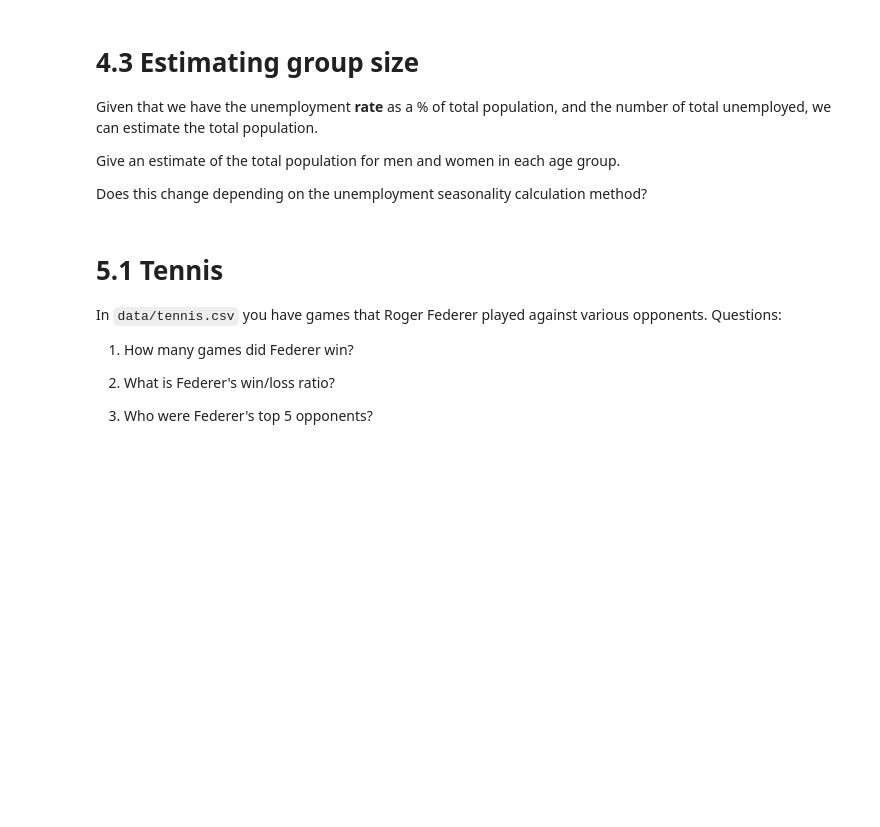
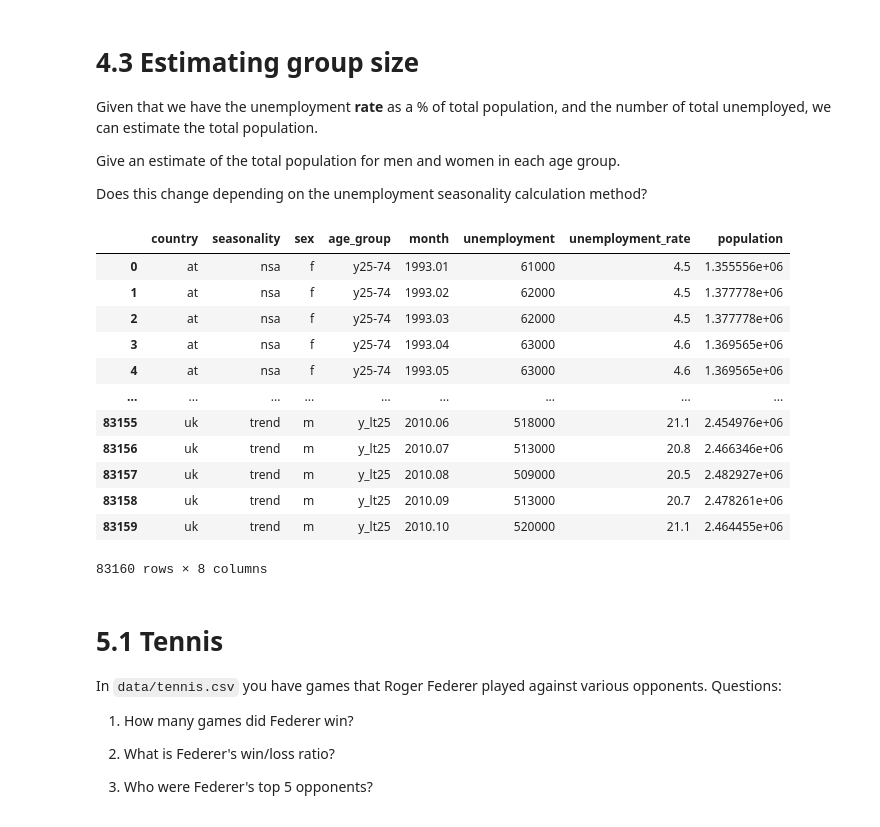
Before and after one commit to cb-ds-1/m2-1-pandas, a Jupyter notebook: workshop.ipynb, the cells around one changed output. Cells and saved outputs as stored; diff of their text form; code cells hidden in the pictures; blank space fills up the shorter version.

```diff
--- a/workshop.ipynb
+++ b/workshop.ipynb
@@ -135,3 +324,12 @@ Given the unemployment data in `data/country_sex_age.csv`, give the average unem
 - Both Together
 
 **HINT:** The `seasonality` column makes it such that the data is repeated for each method of calculating unemployment (`nsa`, `trend`, etc.). Can you ignore this and group over it? Or should you take the average for each?
+# %%
+df = pd.read_csv("data/country_sex_age.csv")
+
+group = df.groupby(["sex", "age_group"])
+both = df.unemployment_rate.mean()
+
+print(group.unemployment_rate.mean())
+print("------------")
+print(both)
@@ -143,6 +350,24 @@ Given that we have the unemployment **rate** as a % of total population, and the
 Give an estimate of the total population for men and women in each age group.
 
 Does this change depending on the unemployment seasonality calculation method?
+# %%
+# Received help from Javad
+df["population"] = df.groupby(["sex","age_group", "country", "month"], as_index=False, group_keys=False).apply(lambda x: x.unemployment * (100 / x.unemployment_rate))
+df
+# %% [output]
+|  | country | seasonality | sex | age_group | month | unemployment | unemployment_rate | population |
+| 0 | at | nsa | f | y25-74 | 1993.01 | 61000 | 4.5 | 1.355556e+06 |
+| 1 | at | nsa | f | y25-74 | 1993.02 | 62000 | 4.5 | 1.377778e+06 |
+| 2 | at | nsa | f | y25-74 | 1993.03 | 62000 | 4.5 | 1.377778e+06 |
+| 3 | at | nsa | f | y25-74 | 1993.04 | 63000 | 4.6 | 1.369565e+06 |
+| 4 | at | nsa | f | y25-74 | 1993.05 | 63000 | 4.6 | 1.369565e+06 |
+| ... | ... | ... | ... | ... | ... | ... | ... | ... |
+| 83155 | uk | trend | m | y_lt25 | 2010.06 | 518000 | 21.1 | 2.454976e+06 |
+| 83156 | uk | trend | m | y_lt25 | 2010.07 | 513000 | 20.8 | 2.466346e+06 |
+| 83157 | uk | trend | m | y_lt25 | 2010.08 | 509000 | 20.5 | 2.482927e+06 |
+| 83158 | uk | trend | m | y_lt25 | 2010.09 | 513000 | 20.7 | 2.478261e+06 |
+| 83159 | uk | trend | m | y_lt25 | 2010.10 | 520000 | 21.1 | 2.464455e+06 |
+83160 rows × 8 columns
 # %% [markdown]
 # 5.1 Tennis
 
```
Also changed, not shown: parts of 24 cells of this notebook, 3 other files.
